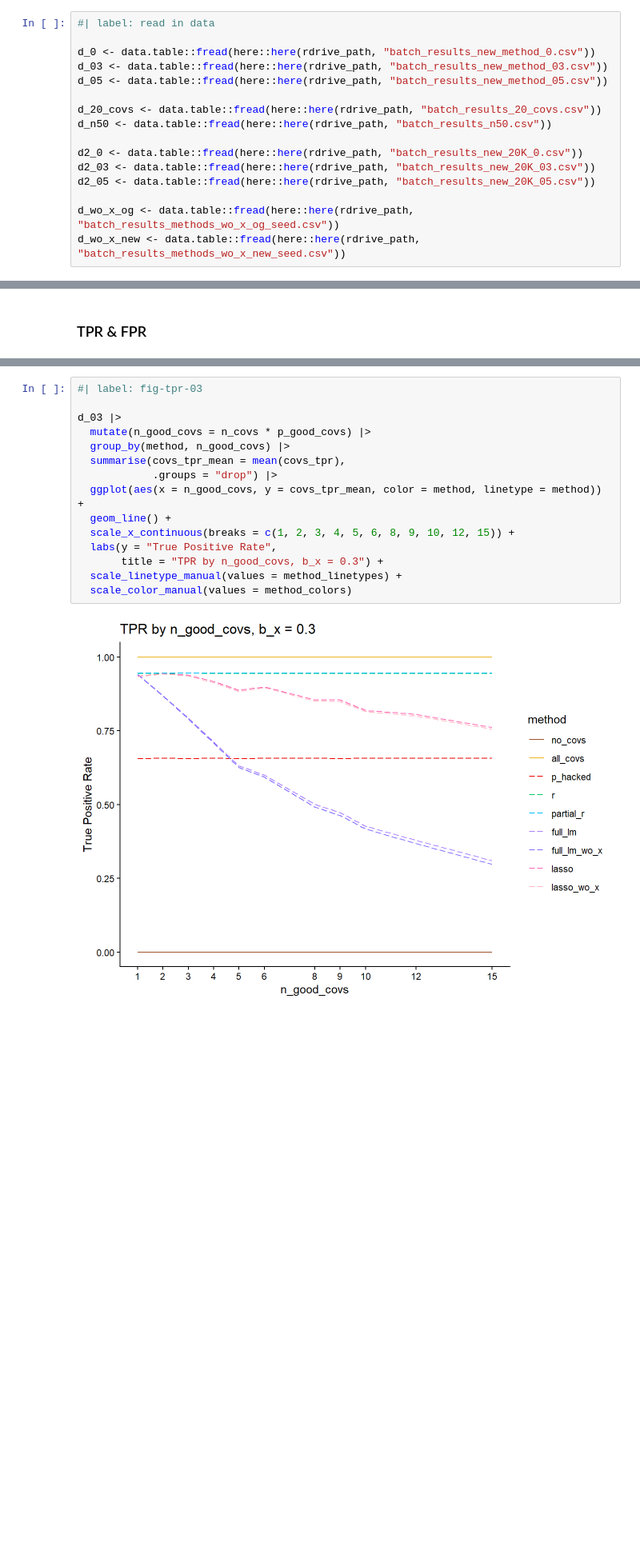
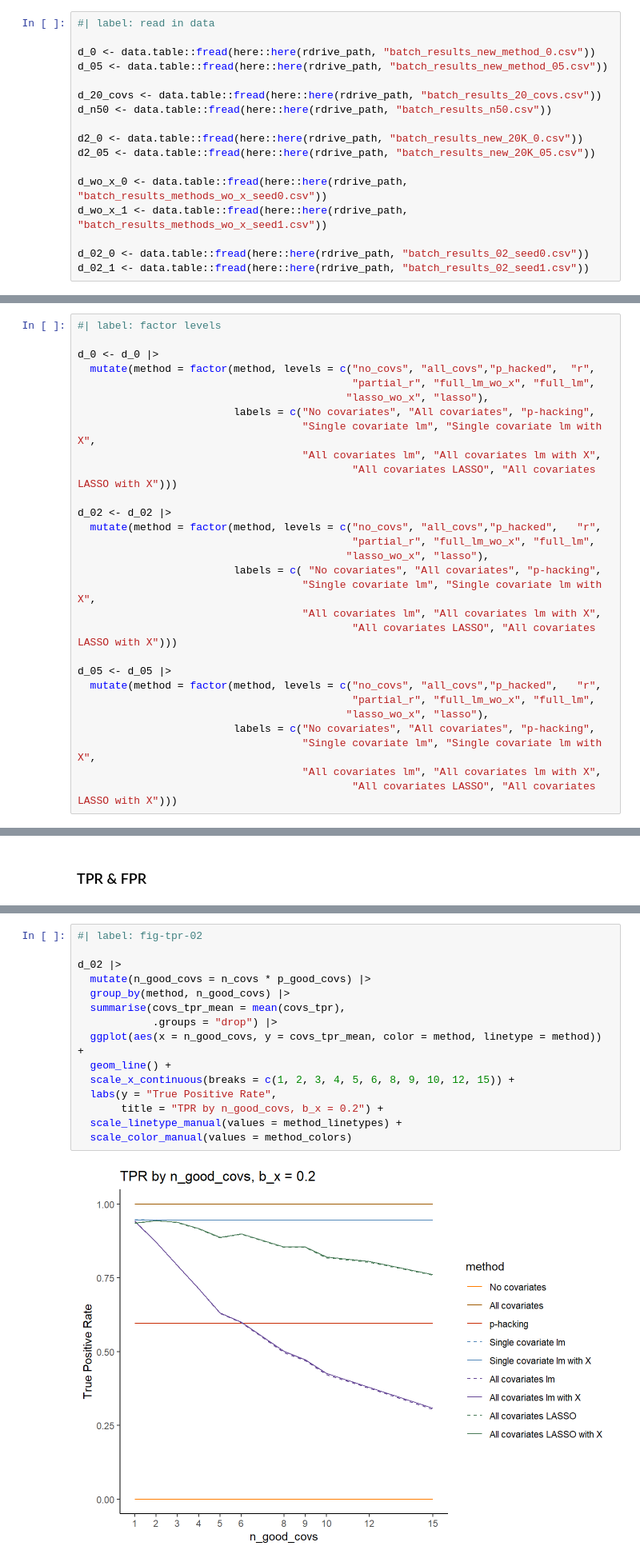
Before and after one commit to jjcurtin/study_cov, a Jupyter notebook: _manuscript/notebooks/supplement.embed.ipynb, the cells around one changed output, grey strips where cells are left out. Shown at 80% size. Drawn from its saved outputs; the diff is of its cells as text; blank space fills up the shorter version.

```diff
--- a/_manuscript/notebooks/supplement.embed.ipynb
+++ b/_manuscript/notebooks/supplement.embed.ipynb
@@ -15,18 +15,19 @@ Warning: package 'skimr' was built under R version 4.4.3Warning: package 'ggplot
 #| label: read in data
 
 d_0 <- data.table::fread(here::here(rdrive_path, "batch_results_new_method_0.csv"))
-d_03 <- data.table::fread(here::here(rdrive_path, "batch_results_new_method_03.csv"))
 d_05 <- data.table::fread(here::here(rdrive_path, "batch_results_new_method_05.csv"))
 
 d_20_covs <- data.table::fread(here::here(rdrive_path, "batch_results_20_covs.csv"))
 d_n50 <- data.table::fread(here::here(rdrive_path, "batch_results_n50.csv"))
 
 d2_0 <- data.table::fread(here::here(rdrive_path, "batch_results_new_20K_0.csv"))
-d2_03 <- data.table::fread(here::here(rdrive_path, "batch_results_new_20K_03.csv"))
 d2_05 <- data.table::fread(here::here(rdrive_path, "batch_results_new_20K_05.csv"))
 
-d_wo_x_og <- data.table::fread(here::here(rdrive_path, "batch_results_methods_wo_x_og_seed.csv"))
-d_wo_x_new <- data.table::fread(here::here(rdrive_path, "batch_results_methods_wo_x_new_seed.csv"))
+d_wo_x_0 <- data.table::fread(here::here(rdrive_path, "batch_results_methods_wo_x_seed0.csv"))
+d_wo_x_1 <- data.table::fread(here::here(rdrive_path, "batch_results_methods_wo_x_seed1.csv"))
+
+d_02_0 <- data.table::fread(here::here(rdrive_path, "batch_results_02_seed0.csv"))
+d_02_1 <- data.table::fread(here::here(rdrive_path, "batch_results_02_seed1.csv"))
 # %%
 #| label: combine data
 
@@ -65,3 +58,32 @@ d_05 <- d_05 |>
+# %%
+#| label: factor levels
+
+d_0 <- d_0 |>
+  mutate(method = factor(method, levels = c("no_covs", "all_covs","p_hacked",  "r",
+                                            "partial_r", "full_lm_wo_x", "full_lm",
+                                           "lasso_wo_x", "lasso"),
+                         labels = c("No covariates", "All covariates", "p-hacking",
+                                    "Single covariate lm", "Single covariate lm with X",
+                                    "All covariates lm", "All covariates lm with X",
+                                            "All covariates LASSO", "All covariates LASSO with X")))
+
+d_02 <- d_02 |>
+  mutate(method = factor(method, levels = c("no_covs", "all_covs","p_hacked",   "r",
+                                            "partial_r", "full_lm_wo_x", "full_lm",
+                                           "lasso_wo_x", "lasso"),
+                         labels = c( "No covariates", "All covariates", "p-hacking",
+                                    "Single covariate lm", "Single covariate lm with X",
+                                    "All covariates lm", "All covariates lm with X",
+                                            "All covariates LASSO", "All covariates LASSO with X")))
+
+d_05 <- d_05 |>
+  mutate(method = factor(method, levels = c("no_covs", "all_covs","p_hacked",   "r",
+                                            "partial_r", "full_lm_wo_x", "full_lm",
+                                           "lasso_wo_x", "lasso"),
+                         labels = c("No covariates", "All covariates", "p-hacking",
+                                    "Single covariate lm", "Single covariate lm with X",
+                                    "All covariates lm", "All covariates lm with X",
+                                            "All covariates LASSO", "All covariates LASSO with X")))
 # %% [markdown]
 ### Type I error
 # %%
@@ -397,20 +363,20 @@ See help("Deprecated")
 # %%
-#| label: fig-tpr-03
+#| label: fig-tpr-02
 
-d_03 |>
+d_02 |>
   mutate(n_good_covs = n_covs * p_good_covs) |>
   group_by(method, n_good_covs) |>
   summarise(covs_tpr_mean = mean(covs_tpr),
             .groups = "drop") |>
   ggplot(aes(x = n_good_covs, y = covs_tpr_mean, color = method, linetype = method)) +
   geom_line() +
   scale_x_continuous(breaks = c(1, 2, 3, 4, 5, 6, 8, 9, 10, 12, 15)) +
   labs(y = "True Positive Rate",
-       title = "TPR by n_good_covs, b_x = 0.3") +
+       title = "TPR by n_good_covs, b_x = 0.2") +
   scale_linetype_manual(values = method_linetypes) +
   scale_color_manual(values = method_colors)
 # %% [output]
-[figure, old version]
+[figure, new version]
 # %%
 #| label: tbl-tpr-05
 
```
Also changed, not shown: parts of 37 cells of this notebook, 25 other files.
